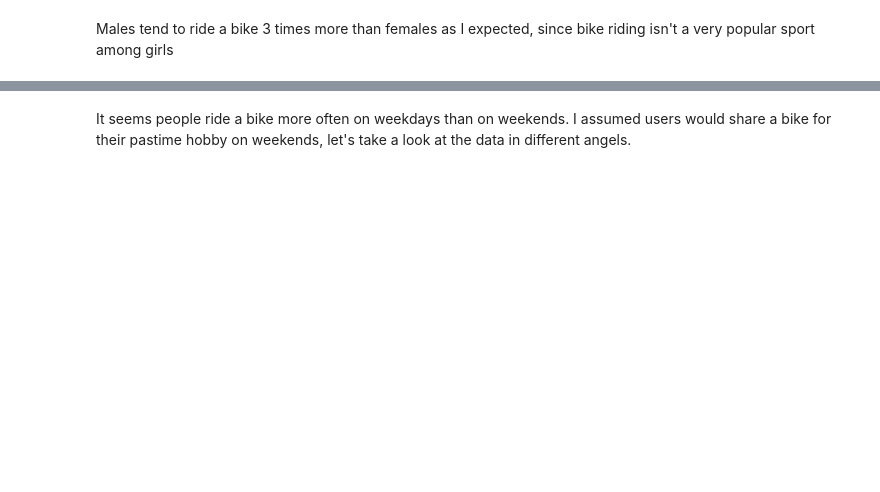
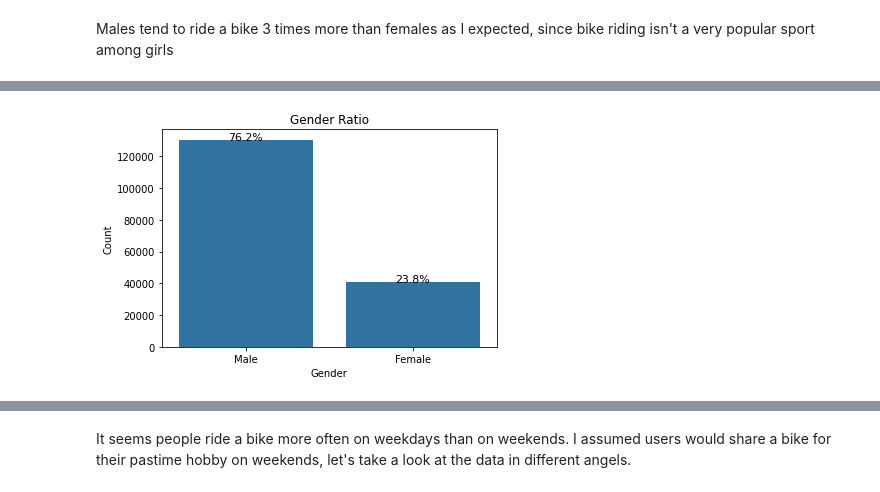
Before and after one commit to miji-lee-kr/Data_Visualisation, a Jupyter notebook: Data_Visualisation.ipynb, the cells around one changed output, grey strips where cells are left out. Cells and saved outputs as stored; diff of their text form; code cells hidden in the pictures; blank space fills up the shorter version.

Commit message:
Plotted new histograms with amended dataset

```diff
--- a/Data_Visualisation.ipynb
+++ b/Data_Visualisation.ipynb
@@ -313,21 +327,23 @@ ford.member_gender.value_counts()
 # %%
 # Let's plot a new bar chart with new dataset
 
 gender_c = ford.member_gender.value_counts()
 gender_order = gender_c.index
 n_gender = ford.member_gender.value_counts().sum()
 
 plt.figure(figsize = (6,4))
 sns.countplot(data = ford, x = 'member_gender', color = colors, order = gender_order)
 plt.title('Gender Ratio')
 plt.xlabel('Gender')
 plt.ylabel('Count')
 
 locs, labels = plt.xticks()
 for loc, label in zip(locs, labels):
     count = gender_c[label.get_text()]
     pct_string = '{:0.1f}%'.format(100*count/n_gender)
-    plt.text(loc, count+1, pct_string, ha = 'center', color = 'black', fontsize = 11)n
+    plt.text(loc, count+1, pct_string, ha = 'center', color = 'black', fontsize = 11)
+# %% [output]
+[figure, added]
 # %%
 start_c = ford.start_day.value_counts().sort_index()
 start_order = start_c.index
```
Also changed, not shown: parts of 16 cells of this notebook.
